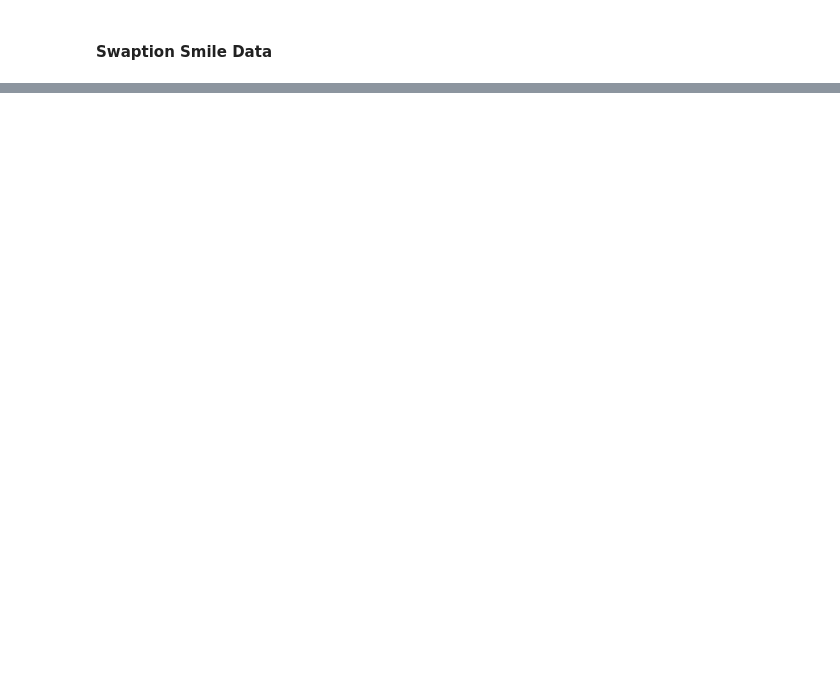
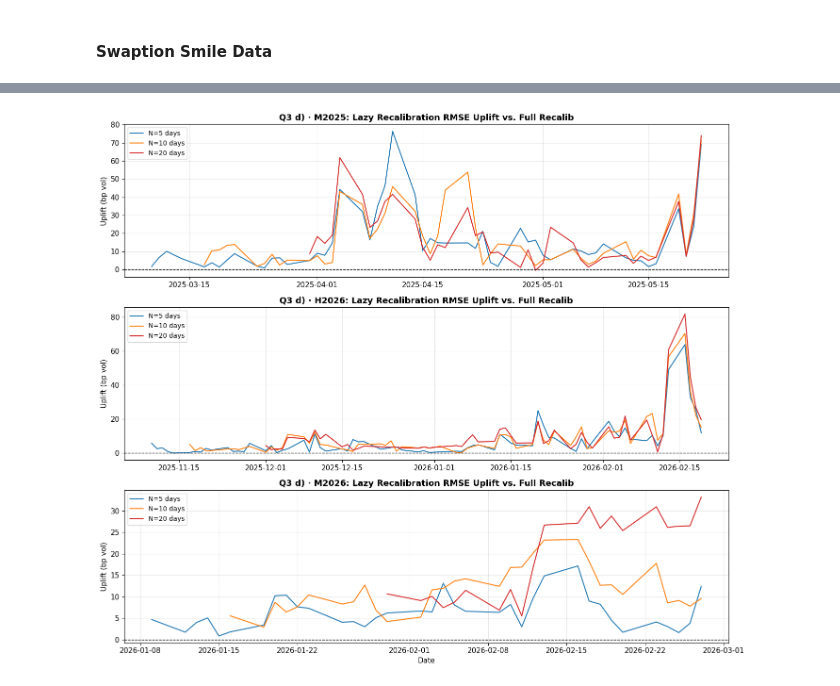
Before and after one commit to DipeshGhimire/FinMath-FixedIncome, a Jupyter notebook: FixedIncomeDerivatives_P/main.ipynb, the cells around one changed output, grey strips where cells are left out. Cells and saved outputs as stored; diff of their text form; code cells hidden in the pictures; blank space fills up the shorter version.

```diff
--- a/FixedIncomeDerivatives_P/main.ipynb
+++ b/FixedIncomeDerivatives_P/main.ipynb
@@ -1709,0 +1406,90 @@ Q5b · SABR Hedge Ratio Correction vs. Black Delta: Volatile vs. Calm Regime
+# %%
+def lazy_rmse(df_surface: pd.DataFrame, sabr_calib_df: pd.DataFrame,
+              stale_days: int, beta: float = BETA) -> pd.DataFrame:
+    """
+    Lazy recalibration RMSE: use (ν, ρ) from `stale_days` ago,
+    update α via the ATM constraint each day.
+    """
+    df_s  = df_surface.sort_values("date").reset_index(drop=True)
+    cal_s = sabr_calib_df.sort_values("date").reset_index(drop=True)
+    records = []
+
+    for i in range(stale_days, len(df_s)):
+        stale_row = cal_s.iloc[i - stale_days]
+        nu_stale  = float(stale_row["nu"])
+        rho_stale = float(stale_row["rho"])
+        if not (np.isfinite(nu_stale) and np.isfinite(rho_stale)):
+            continue
+
+        row    = df_s.iloc[i]
+        smile  = build_smile(row)
+        sub    = smile.dropna(subset=["strike", "vol"])
+        sub    = sub[(sub["strike"] > 0) & (sub["vol"] > 0)]
+        if len(sub) < 4:
+            continue
+
+        strikes   = sub["strike"].to_numpy(dtype=float)
+        mkt_vols  = sub["vol"].to_numpy(dtype=float)
+        F         = float(row["Future Price"])
+        T         = float(row["Expiration Option"])
+        sigma_atm = float(np.interp(F, strikes, mkt_vols))
+
+        alpha_lazy = solve_alpha(sigma_atm, F, T, beta, rho_stale, nu_stale)
+        if not np.isfinite(alpha_lazy):
+            continue
+
+        fitted_lazy = np.array([
+            sabr_implied_vol(F, k, T, alpha_lazy, beta, rho_stale, nu_stale)
+            for k in strikes
+        ])
+        rmse_lazy = float(np.sqrt(np.mean((fitted_lazy - mkt_vols)**2)))
+        records.append({
+            "date":       row["date"],
+            "contract":   row.get("contract", ""),
+            "stale_days": stale_days,
+            "rmse_lazy":  rmse_lazy,
+        })
+    return pd.DataFrame(records)
+
+
+# Run for all contracts and stale horizons
+lazy_records = []
+for N in [5, 10, 20]:
+    for df_s, cal_s in [(ty_option_surfaces_M2025, sabr_M2025),
+                         (ty_option_surfaces_H2026, sabr_H2026),
+                         (ty_option_surfaces_M2026, sabr_M2026)]:
+        lazy_records.append(lazy_rmse(df_s, cal_s, N))
+
+lazy_df = pd.concat(lazy_records, ignore_index=True)
+
+# Merge with full-recalibration RMSE
+lazy_merged = lazy_df.merge(
+    sabr_all[["date", "contract", "rmse"]].rename(columns={"rmse": "rmse_full"}),
+    on=["date", "contract"], how="left"
+)
+lazy_merged["rmse_uplift"] = lazy_merged["rmse_lazy"] - lazy_merged["rmse_full"]
+
+# Summary table
+lazy_summary = (lazy_merged.groupby(["contract", "stale_days"])
+                [["rmse_full", "rmse_lazy", "rmse_uplift"]]
+                .mean() * 10_000).round(3)
+lazy_summary.columns = ["Full Recalib RMSE (bp)", "Lazy RMSE (bp)", "Uplift (bp)"]
+display(lazy_summary.style.set_caption(
+    "Q3 d) · Average RMSE: Full vs. Lazy Recalibration (bp vol)"))
+
+# RMSE uplift time series
+fig, axes = plt.subplots(3, 1, figsize=(14, 12), sharex=False)
+for ax, contract in zip(axes, ["M2025", "H2026", "M2026"]):
+    sub = lazy_merged[lazy_merged["contract"] == contract]
+    for N, col in zip([5, 10, 20], ["#1f77b4", "#ff7f0e", "#d62728"]):
+        g = sub[sub["stale_days"] == N]
+        ax.plot(g["date"], g["rmse_uplift"] * 10_000,
+                color=col, lw=1.5, label=f"N={N} days")
+    ax.axhline(0, color="black", ls="--", lw=1)
+    ax.set_title(f"Q3 d) · {contract}: Lazy Recalibration RMSE Uplift vs. Full Recalib")
+    ax.set_ylabel("Uplift (bp vol)")
+    ax.legend()
+axes[-1].set_xlabel("Date")
+fig.tight_layout()
+plt.show()
+# %% [output]
@@ -1709,0 +1508 @@ Q5b · SABR Hedge Ratio Correction vs. Black Delta: Volatile vs. Calm Regime
+[figure, added]
```
Also changed, not shown: parts of 108 cells of this notebook.
